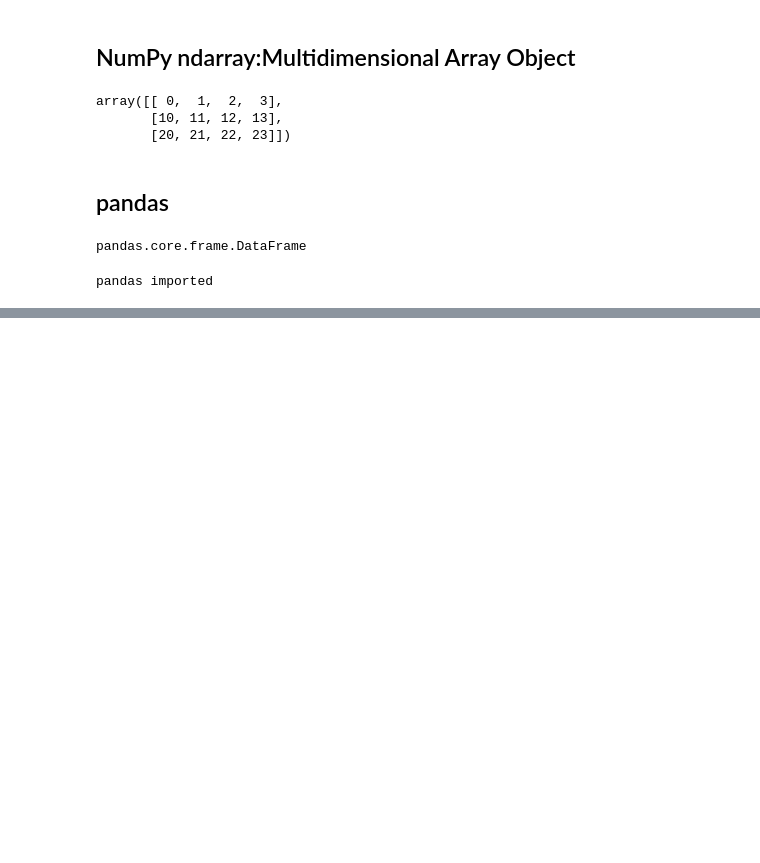
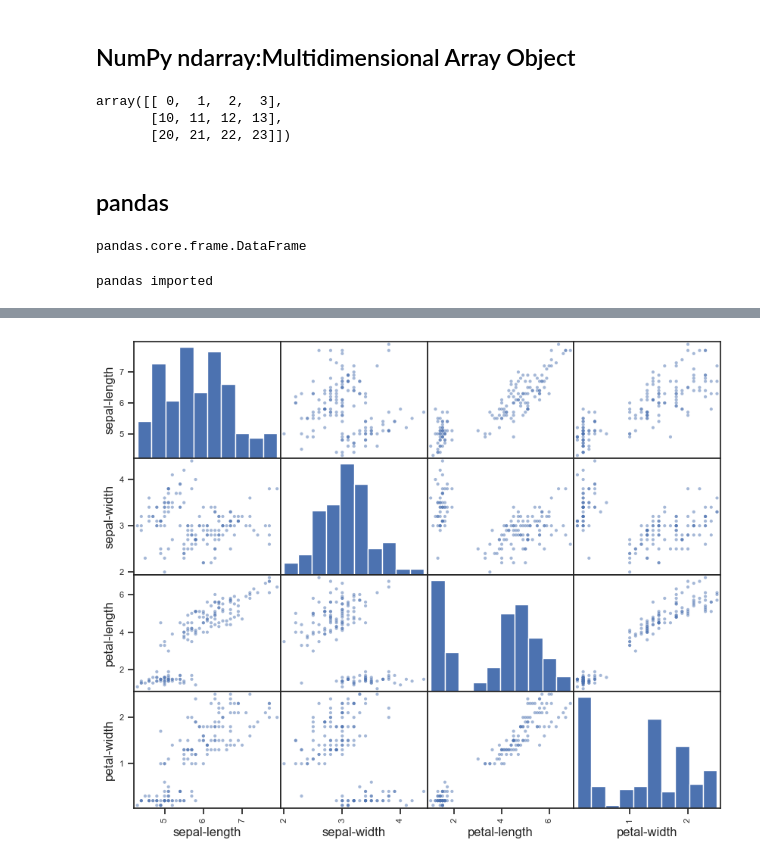
Before and after one commit to Phu3390/sgu25_data_analytics, a Jupyter notebook: exerciese/DAO2/Buoi02_Python101.ipynb, the cells around one changed output, grey strips where cells are left out. Drawn from its saved outputs; the diff is of its cells as text; code cells hidden in the pictures; blank space fills up the shorter version.

```diff
--- a/exerciese/DAO2/Buoi02_Python101.ipynb
+++ b/exerciese/DAO2/Buoi02_Python101.ipynb
@@ -977,0 +1185,5 @@ pandas imported
+# %%
+scatter_matrix(df) # vẽ ma trận phân tán (scatter matrix)
+plt.show() # hiển thị ma trận phân tán
+# %% [output]
+[figure, added]
```
Also changed, not shown: parts of 143 cells of this notebook, 5 other files.
